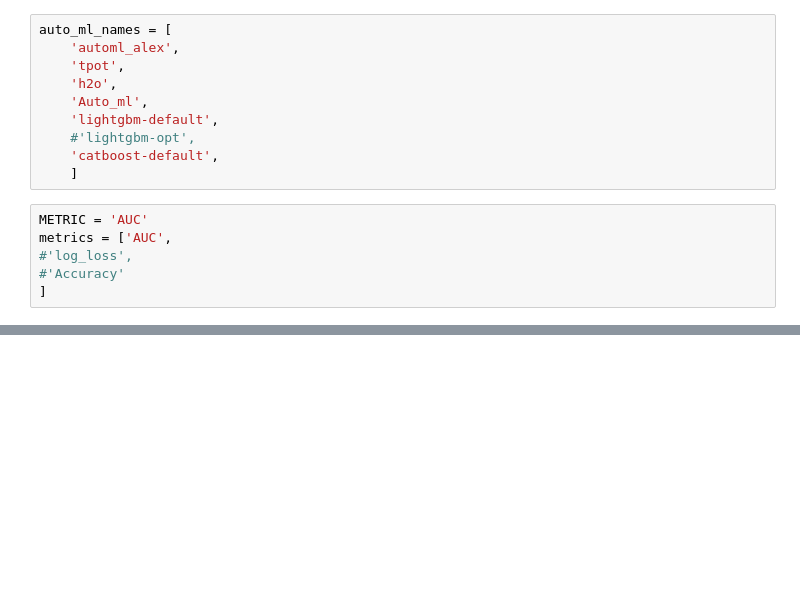
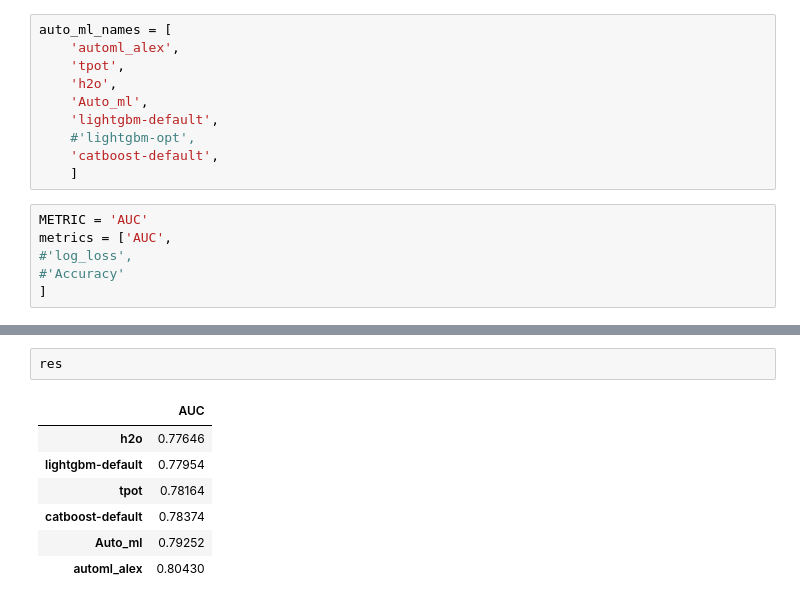
Before and after one commit to Alex-Lekov/AutoML-Benchmark, a Jupyter notebook: binary-classification/bench_v1.ipynb, the cells around one changed output, grey strips where cells are left out. Saved outputs shown, nothing was run; the diff lists cells and outputs as text; blank space fills up the shorter version.

```diff
--- a/binary-classification/bench_v1.ipynb
+++ b/binary-classification/bench_v1.ipynb
@@ -135,3 +122,13 @@ total_place
+# %%
+res
+# %% [output]
+|  | AUC |
+| h2o | 0.77646 |
+| lightgbm-default | 0.77954 |
+| tpot | 0.78164 |
+| catboost-default | 0.78374 |
+| Auto_ml | 0.79252 |
+| automl_alex | 0.80430 |
 # %%
 res_std
 # %% [output]
```
Also changed, not shown: parts of 6 cells of this notebook, 17 other files.
